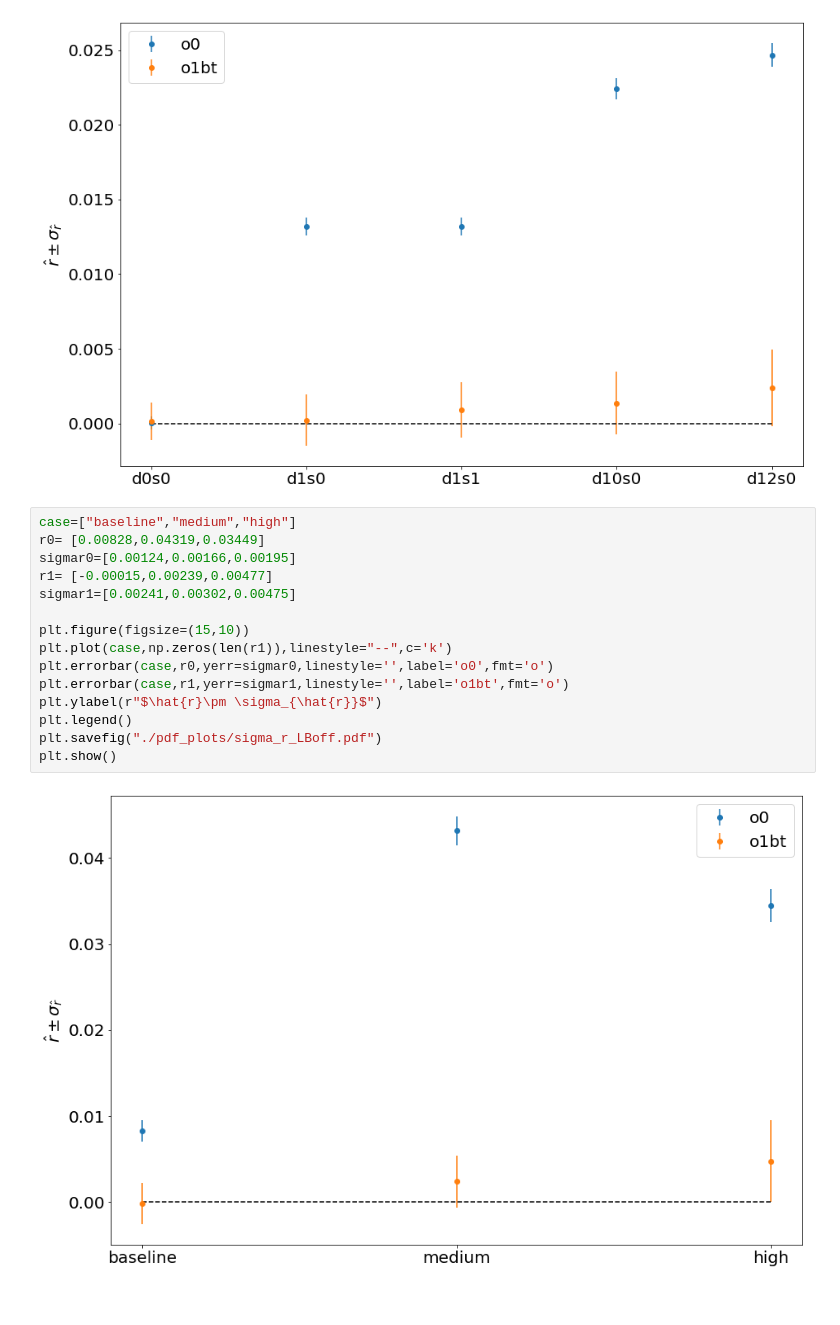
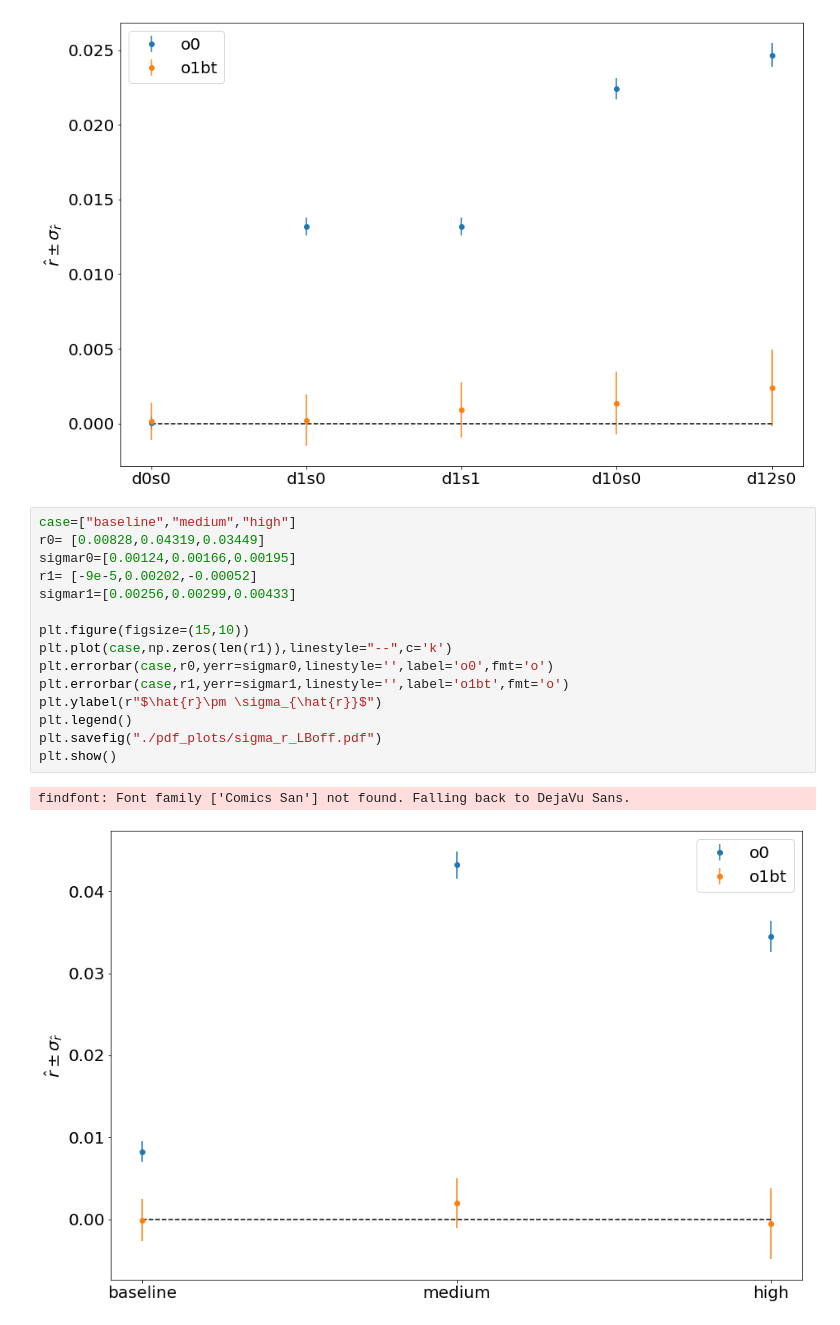
Before and after one commit to LeoVacher/moments-crosscell, a Jupyter notebook: plot_r_chi2.ipynb, the cells around one changed output. Saved outputs shown, nothing was run; the diff lists cells and outputs as text.

```diff
--- a/plot_r_chi2.ipynb
+++ b/plot_r_chi2.ipynb
@@ -20,20 +20,21 @@ plt.show()
 # %%
 case=["baseline","medium","high"]
 r0= [0.00828,0.04319,0.03449]
 sigmar0=[0.00124,0.00166,0.00195]
-r1= [-0.00015,0.00239,0.00477]
-sigmar1=[0.00241,0.00302,0.00475]
+r1= [-9e-5,0.00202,-0.00052]
+sigmar1=[0.00256,0.00299,0.00433]
 
 plt.figure(figsize=(15,10))
 plt.plot(case,np.zeros(len(r1)),linestyle="--",c='k')
 plt.errorbar(case,r0,yerr=sigmar0,linestyle='',label='o0',fmt='o')
 plt.errorbar(case,r1,yerr=sigmar1,linestyle='',label='o1bt',fmt='o')
 plt.ylabel(r"$\hat{r}\pm \sigma_{\hat{r}}$")
 plt.legend()
 plt.savefig("./pdf_plots/sigma_r_LBoff.pdf")
 plt.show()
 # %% [output]
+findfont: Font family ['Comics San'] not found. Falling back to DejaVu Sans.
-[figure, old version]
+[figure, new version]
 # %%
 case=["cov(d0s0)","cov(d1s1)","cov(CMB)"]
 r0= [-0.00011,-0.00045,0.00271]
```
Also changed, not shown: parts of 1 cell of this notebook.
